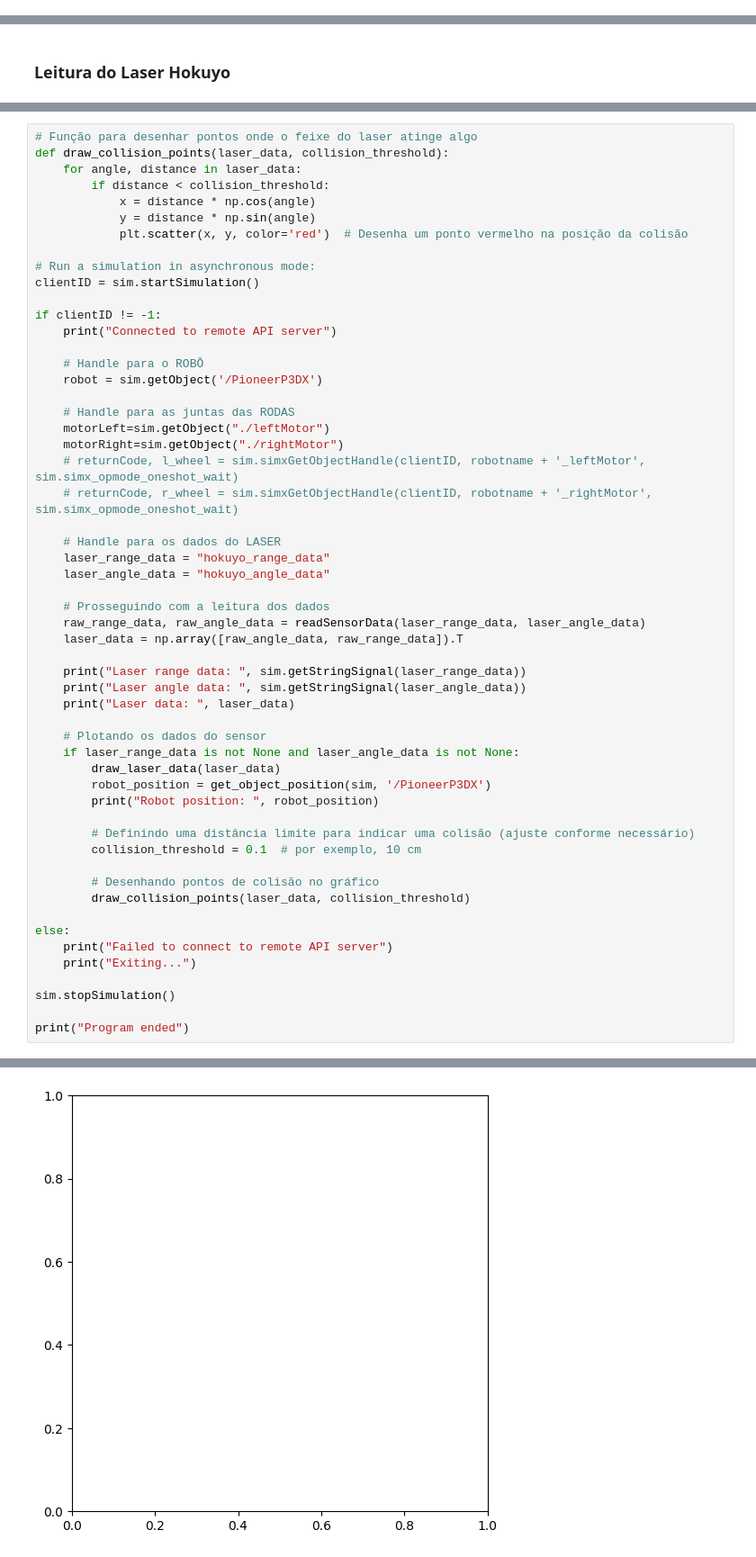
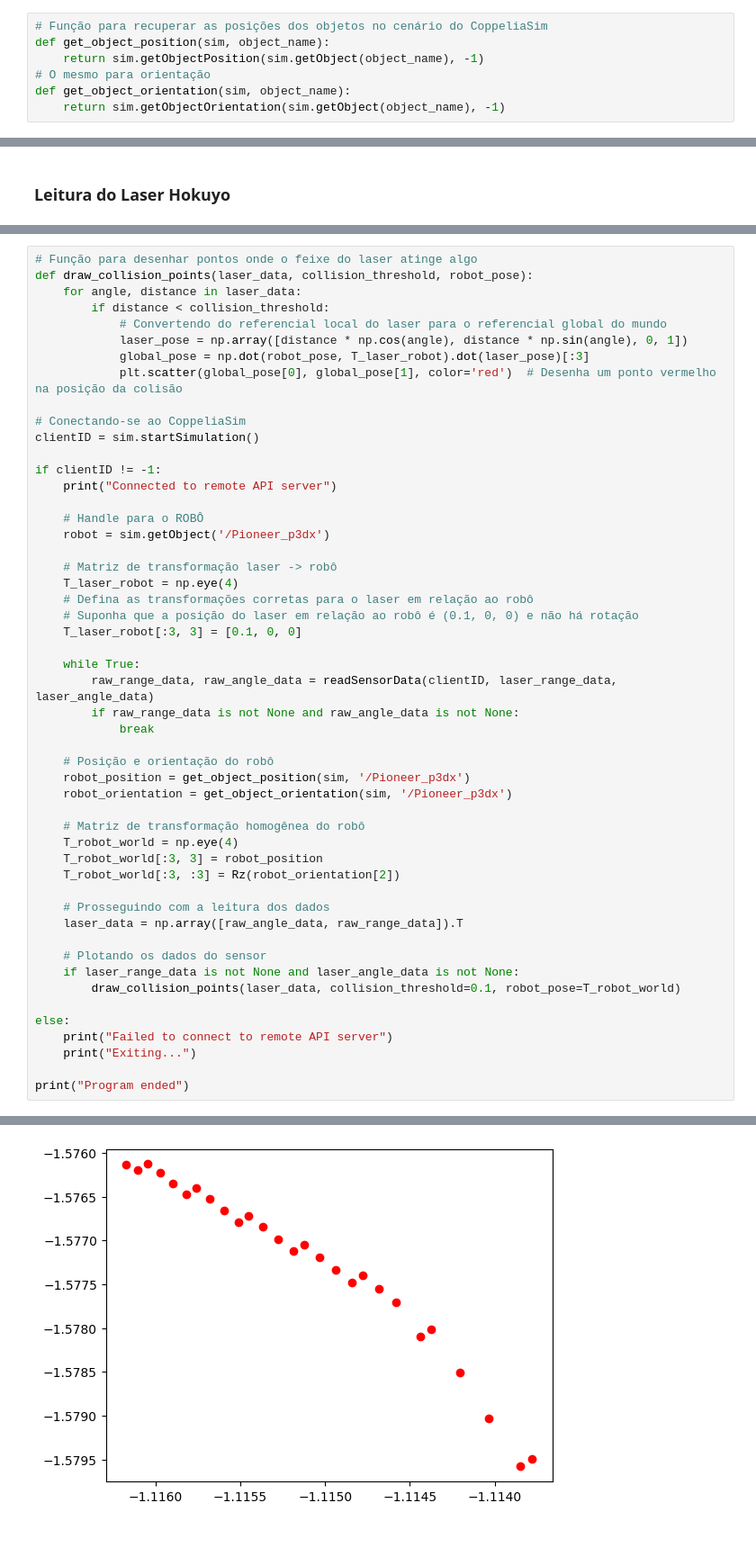
Before and after one commit to FelippeVelosoMarinho/RoboticaMovel_UFMG, a Jupyter notebook: TP1/TP1_Ferramentas&Transformações.ipynb, the cells around one changed output, grey strips where cells are left out. Shown at 90% size. Saved outputs shown, nothing was run; the diff lists cells and outputs as text.

```diff
--- a/TP1/TP1_Ferramentas&Transformações.ipynb
+++ b/TP1/TP1_Ferramentas&Transformações.ipynb
@@ -216,0 +88,7 @@ Posição do rack em relação ao PioneerP3DX: [5.98855626 1.92751634 0.85500002
+# %%
+# Função para recuperar as posições dos objetos no cenário do CoppeliaSim
+def get_object_position(sim, object_name):
+    return sim.getObjectPosition(sim.getObject(object_name), -1)
+# O mesmo para orientação
+def get_object_orientation(sim, object_name):
+    return sim.getObjectOrientation(sim.getObject(object_name), -1)
@@ -268,57 +364,53 @@ def draw_laser_data(laser_data, max_sensor_range=5):
 # %%
 # Função para desenhar pontos onde o feixe do laser atinge algo
-def draw_collision_points(laser_data, collision_threshold):
+def draw_collision_points(laser_data, collision_threshold, robot_pose):
     for angle, distance in laser_data:
         if distance < collision_threshold:
-            x = distance * np.cos(angle)
-            y = distance * np.sin(angle)
-            plt.scatter(x, y, color='red')  # Desenha um ponto vermelho na posição da colisão
+            # Convertendo do referencial local do laser para o referencial global do mundo
+            laser_pose = np.array([distance * np.cos(angle), distance * np.sin(angle), 0, 1])
+            global_pose = np.dot(robot_pose, T_laser_robot).dot(laser_pose)[:3]
+            plt.scatter(global_pose[0], global_pose[1], color='red')  # Desenha um ponto vermelho na posição da colisão
 
-# Run a simulation in asynchronous mode:
+# Conectando-se ao CoppeliaSim
 clientID = sim.startSimulation()
 
 if clientID != -1:
     print("Connected to remote API server")
 
     # Handle para o ROBÔ
-    robot = sim.getObject('/PioneerP3DX')
+    robot = sim.getObject('/Pioneer_p3dx')
 
-    # Handle para as juntas das RODAS
-    motorLeft=sim.getObject("./leftMotor")
-    motorRight=sim.getObject("./rightMotor")
-    # returnCode, l_wheel = sim.simxGetObjectHandle(clientID, robotname + '_leftMotor', sim.simx_opmode_oneshot_wait)
-    # returnCode, r_wheel = sim.simxGetObjectHandle(clientID, robotname + '_rightMotor', sim.simx_opmode_oneshot_wait)
+    # Matriz de transformação laser -> robô
+    T_laser_robot = np.eye(4)
+    # Defina as transformações corretas para o laser em relação ao robô
+    # Suponha que a posição do laser em relação ao robô é (0.1, 0, 0) e não há rotação
+    T_laser_robot[:3, 3] = [0.1, 0, 0]
 
-    # Handle para os dados do LASER
-    laser_range_data = "hokuyo_range_data"
-    laser_angle_data = "hokuyo_angle_data"
+    while True:
+        raw_range_data, raw_angle_data = readSensorData(clientID, laser_range_data, laser_angle_data)
+        if raw_range_data is not None and raw_angle_data is not None:
+            break
+
+    # Posição e orientação do robô
+    robot_position = get_object_position(sim, '/Pioneer_p3dx')
+    robot_orientation = get_object_orientation(sim, '/Pioneer_p3dx')
+
+    # Matriz de transformação homogênea do robô
+    T_robot_world = np.eye(4)
+    T_robot_world[:3, 3] = robot_position
+    T_robot_world[:3, :3] = Rz(robot_orientation[2])
 
     # Prosseguindo com a leitura dos dados
-    raw_range_data, raw_angle_data = readSensorData(laser_range_data, laser_angle_data)
     laser_data = np.array([raw_angle_data, raw_range_data]).T
-
-    print("Laser range data: ", sim.getStringSignal(laser_range_data))
-    print("Laser angle data: ", sim.getStringSignal(laser_angle_data))
-    print("Laser data: ", laser_data)
 
     # Plotando os dados do sensor
     if laser_range_data is not None and laser_angle_data is not None:
-        draw_laser_data(laser_data)
-        robot_position = get_object_position(sim, '/PioneerP3DX')
-        print("Robot position: ", robot_position)
-
-        # Definindo uma distância limite para indicar uma colisão (ajuste conforme necessário)
-        collision_threshold = 0.1  # por exemplo, 10 cm
-
-        # Desenhando pontos de colisão no gráfico
-        draw_collision_points(laser_data, collision_threshold)
+        draw_collision_points(laser_data, collision_threshold=0.1, robot_pose=T_robot_world)
 
 else:
     print("Failed to connect to remote API server")
     print("Exiting...")
 
-sim.stopSimulation()
-
 print("Program ended")
 # %% [output]
 Connected to remote API server
@@ -331 +418 @@ TypeError: cannot unpack non-iterable NoneType object
-[figure, old version]
+[figure, new version]
```
Also changed, not shown: parts of 9 cells of this notebook.
